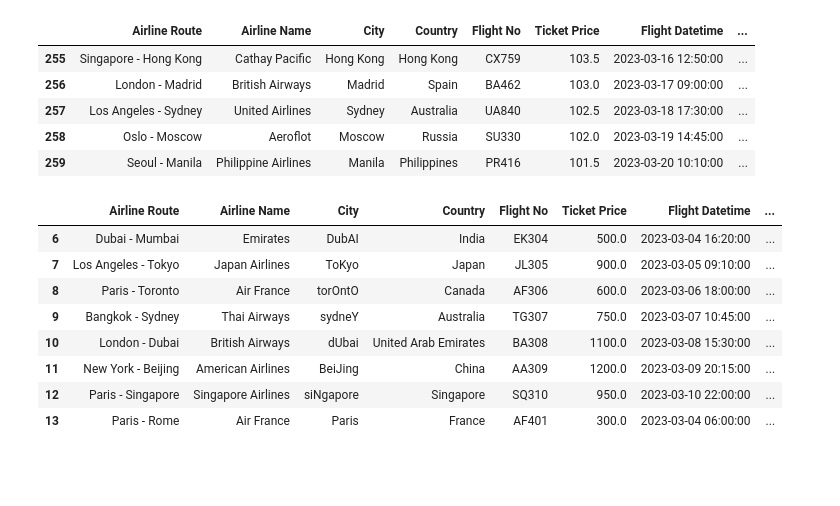
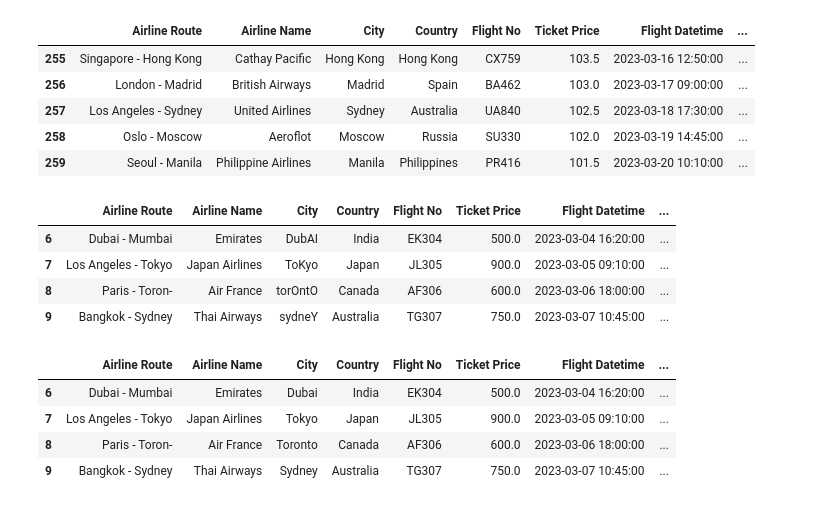
Before and after one commit to ShakilM26/Airline-Data-Cleaning, a Jupyter notebook: P R O J E C T Data Cleaning.ipynb, the cells around one changed output. Drawn from its saved outputs; the diff is of its cells as text; code cells hidden in the pictures; blank space fills up the shorter version.

```diff
--- a/P R O J E C T Data Cleaning.ipynb
+++ b/P R O J E C T Data Cleaning.ipynb
@@ -426,15 +432,14 @@ df.iloc[255:260]
 | 257 | Los Angeles - Sydney | United Airlines | Sydney | Australia | UA840 | 102.5 | 2023-03-18 17:30:00 | ... |
 | 258 | Oslo - Moscow | Aeroflot | Moscow | Russia | SU330 | 102.0 | 2023-03-19 14:45:00 | ... |
 | 259 | Seoul - Manila | Philippine Airlines | Manila | Philippines | PR416 | 101.5 | 2023-03-20 10:10:00 | ... |
-# %%
-df.iloc[6:14]
-# %% [output]
-|  | Airline Route | Airline Name | City | Country | Flight No | Ticket Price | Flight Datetime | ... |
-| 6 | Dubai - Mumbai | Emirates | DubAI | India | EK304 | 500.0 | 2023-03-04 16:20:00 | ... |
-| 7 | Los Angeles - Tokyo | Japan Airlines | ToKyo | Japan | JL305 | 900.0 | 2023-03-05 09:10:00 | ... |
-| 8 | Paris - Toronto | Air France | torOntO | Canada | AF306 | 600.0 | 2023-03-06 18:00:00 | ... |
-| 9 | Bangkok - Sydney | Thai Airways | sydneY | Australia | TG307 | 750.0 | 2023-03-07 10:45:00 | ... |
-| 10 | London - Dubai | British Airways | dUbai | United Arab Emirates | BA308 | 1100.0 | 2023-03-08 15:30:00 | ... |
-| 11 | New York - Beijing | American Airlines | BeiJing | China | AA309 | 1200.0 | 2023-03-09 20:15:00 | ... |
-| 12 | Paris - Singapore | Singapore Airlines | siNgapore | Singapore | SQ310 | 950.0 | 2023-03-10 22:00:00 | ... |
-| 13 | Paris - Rome | Air France | Paris | France | AF401 | 300.0 | 2023-03-04 06:00:00 | ... |
+# %%
+# Check the 'City' column.
+# The names of cities sometimes have capital letters in the middle and sometimes small letters at the beginning.
+
+df.iloc[6:10]
+# %% [output]
+|  | Airline Route | Airline Name | City | Country | Flight No | Ticket Price | Flight Datetime | ... |
+| 6 | Dubai - Mumbai | Emirates | DubAI | India | EK304 | 500.0 | 2023-03-04 16:20:00 | ... |
+| 7 | Los Angeles - Tokyo | Japan Airlines | ToKyo | Japan | JL305 | 900.0 | 2023-03-05 09:10:00 | ... |
+| 8 | Paris - Toron- | Air France | torOntO | Canada | AF306 | 600.0 | 2023-03-06 18:00:00 | ... |
+| 9 | Bangkok - Sydney | Thai Airways | sydneY | Australia | TG307 | 750.0 | 2023-03-07 10:45:00 | ... |
@@ -440,0 +451,8 @@ df.iloc[6:14]
+# %%
+df.iloc[6:10]
+# %% [output]
+|  | Airline Route | Airline Name | City | Country | Flight No | Ticket Price | Flight Datetime | ... |
+| 6 | Dubai - Mumbai | Emirates | Dubai | India | EK304 | 500.0 | 2023-03-04 16:20:00 | ... |
+| 7 | Los Angeles - Tokyo | Japan Airlines | Tokyo | Japan | JL305 | 900.0 | 2023-03-05 09:10:00 | ... |
+| 8 | Paris - Toron- | Air France | Toronto | Canada | AF306 | 600.0 | 2023-03-06 18:00:00 | ... |
+| 9 | Bangkok - Sydney | Thai Airways | Sydney | Australia | TG307 | 750.0 | 2023-03-07 10:45:00 | ... |
```
Also changed, not shown: parts of 10 cells of this notebook.
